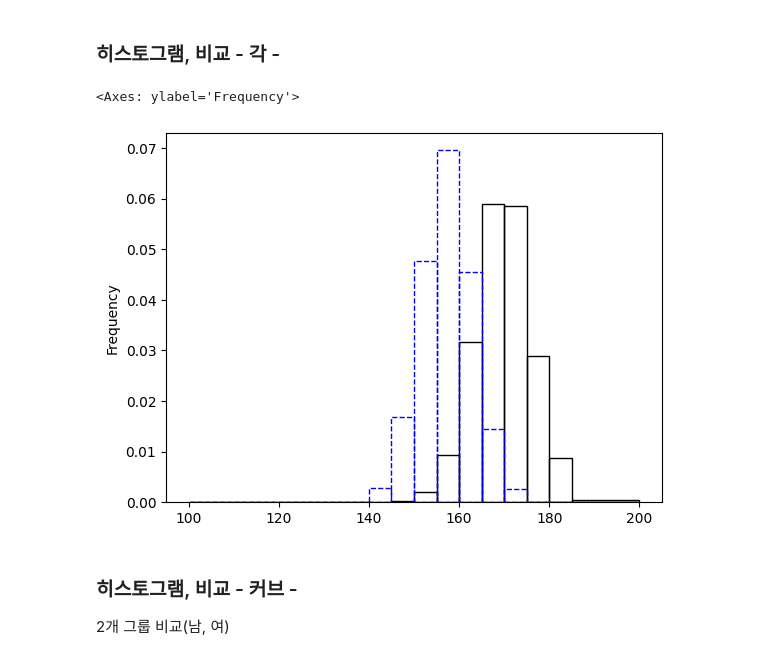
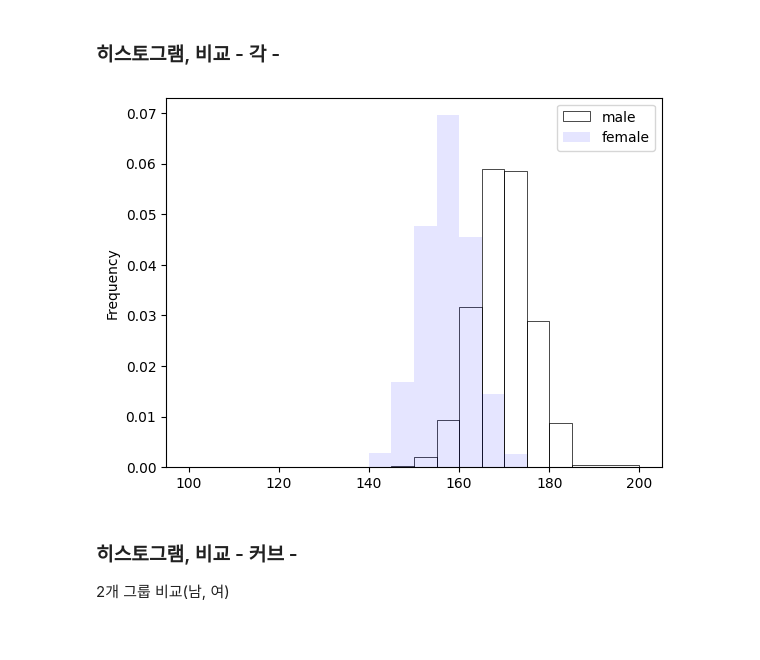
Before and after one commit to bahn28/salad, a Jupyter notebook: a03_3_describ_rex_colab.ipynb, the cells around one changed output. Saved outputs shown, nothing was run; the diff lists cells and outputs as text; code cells hidden in the pictures.

```diff
--- a/a03_3_describ_rex_colab.ipynb
+++ b/a03_3_describ_rex_colab.ipynb
@@ -360,23 +372,24 @@ bins(계급) 설정, 고정 또는 가변.
 # bins = [100, 140, 145, 150, 155, 160, 165, 170, 175, 180, 185, 200]
 
 # 동일한 계급 기준으로 pd.cut 적용(위 셀에서 지정한 계급 유지함)
-df_dat['ht_bin'] = pd.cut(df_dat['ht'], bins=bins, right=False)
+df_dat['ht_bin'] = pd.cut(df_dat['ht'], bins=b_class, right=False)
 
-# 성별(gender) 및 계급(ht_bin) 기준 도수 집계, ht_cut을 ht_bin이라는 별도 변수로 만들어서 구부에 쓰는 군.
+# 성별(gender) 및 계급(ht_bin) 기준 도수 집계, ht_cut을 ht_bin이라는 별도 변수로 만들어서 구분에 쓰는 군.
 freq_by_gender = df_dat.groupby(['gender', 'ht_bin'], observed=False)['ht'].count().unstack(level='gender', fill_value=0)
 freq_by_gender.info()
 
 # 종합 도수분포표 데이터프레임 구성
 freq_table = pd.DataFrame(index=freq_by_gender.index)
-#freq_table.info()
+freq_table.info()
 
+# 한글로 변수명 지정은 매우 불편함. 이렇게 작동해도 앞으로는 달리 하시오.
 # 계급_하한, 계급_상한 및 계급 대표값 계산
 freq_table['계급_하한'] = [interval.left for interval in freq_table.index]
 freq_table['계급_상한'] = [interval.right for interval in freq_table.index]
 freq_table['계급 대표값'] = (freq_table['계급_하한'] + freq_table['계급_상한']) / 2
 
 # 도수(Frequency)
-freq_table['도수_남'] = freq_by_gender[1]  # 컬럼 인덱스 1, 즉 남. 이런 것이군?
+freq_table['도수_남'] = freq_by_gender[1]  # 컬럼(변수) 이름 1, 즉 남. 이런 것이군?
 freq_table['도수_여'] = freq_by_gender[2]
 
 # 성별 전체 인원수
@@ -445,11 +464,27 @@ df_dat['ht'].plot(kind='kde', xlim=(100,200))
 # %% [markdown]
 ### 히스토그램, 비교 - 각 -
 # %%
-df_dat['ht'][df_dat['gender']==1].plot(kind='hist', bins=bins, facecolor='None', edgecolor='black', density=True)
-df_dat['ht'][df_dat['gender']==2].plot(kind='hist', bins=bins, facecolor='None', edgecolor='blue', density=True, linestyle='--')
+import matplotlib.pyplot as plt
+df_dat['ht'][df_dat['gender']==1].plot(kind='hist',
+                                       bins=b_class,
+                                       facecolor='None',
+                                       edgecolor='black',
+                                       density=True,
+                                       linewidth=0.5,
+                                       label='male'
+                                       )
+df_dat['ht'][df_dat['gender']==2].plot(kind='hist',
+                                       bins=b_class,
+                                       facecolor='blue',
+                                       edgecolor='None',
+                                       density=True,
+                                       label='female',
+                                       alpha=0.1
+                                       ) #linestyle='--')
+plt.legend()
+plt.show()
 # %% [output]
-<Axes: ylabel='Frequency'>
-[figure, old version]
+[figure, new version]
 # %% [markdown]
 ### 히스토그램, 비교 - 커브 -
 2개 그룹 비교(남, 여)
```
Also changed, not shown: parts of 10 cells of this notebook.
